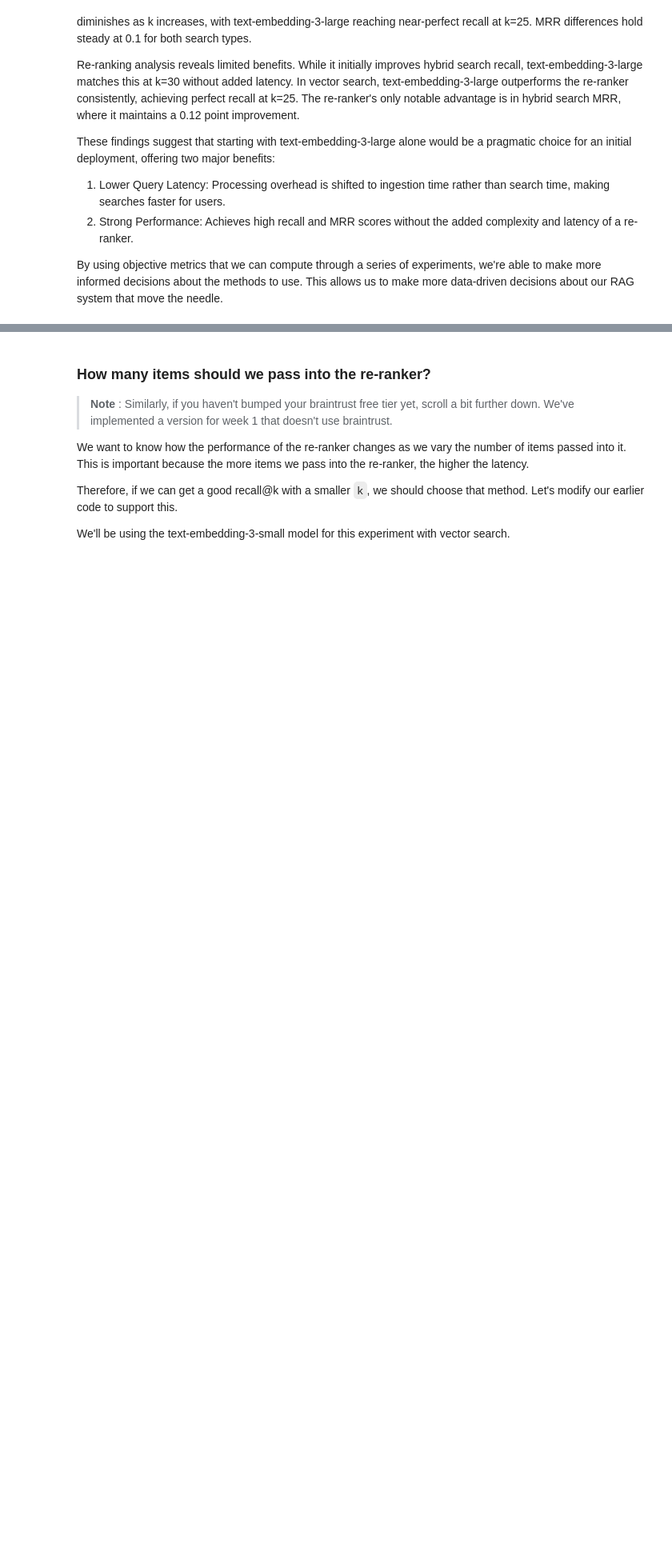
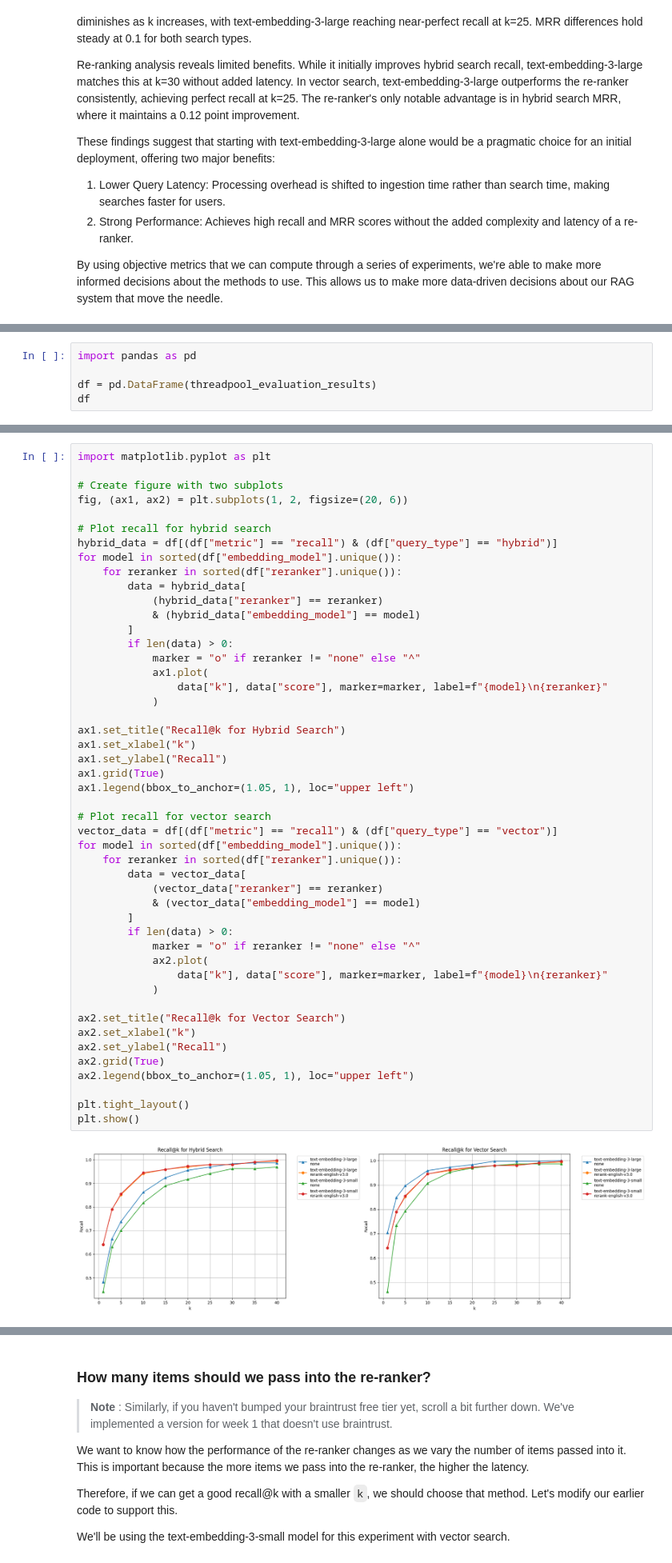
Before and after one commit to sanyaade-teachings/systematically-improving-rag, a Jupyter notebook: cohort_2/week1/2. benchmark_retrieval.ipynb, the cells around one changed output, grey strips where cells are left out. Shown at 80% size. Saved outputs shown, nothing was run; the diff lists cells and outputs as text; blank space fills up the shorter version.

```diff
--- a/cohort_2/week1/2. benchmark_retrieval.ipynb
+++ b/cohort_2/week1/2. benchmark_retrieval.ipynb
@@ -609,0 +611,5 @@ By using objective metrics that we can compute through a series of experiments,
+# %%
+import pandas as pd
+
+df = pd.DataFrame(threadpool_evaluation_results)
+df
@@ -609,0 +630,50 @@ By using objective metrics that we can compute through a series of experiments,
+# %%
+import matplotlib.pyplot as plt
+
+# Create figure with two subplots
+fig, (ax1, ax2) = plt.subplots(1, 2, figsize=(20, 6))
+
+# Plot recall for hybrid search
+hybrid_data = df[(df["metric"] == "recall") & (df["query_type"] == "hybrid")]
+for model in sorted(df["embedding_model"].unique()):
+    for reranker in sorted(df["reranker"].unique()):
+        data = hybrid_data[
+            (hybrid_data["reranker"] == reranker)
+            & (hybrid_data["embedding_model"] == model)
+        ]
+        if len(data) > 0:
+            marker = "o" if reranker != "none" else "^"
+            ax1.plot(
+                data["k"], data["score"], marker=marker, label=f"{model}\n{reranker}"
+            )
+
+ax1.set_title("Recall@k for Hybrid Search")
+ax1.set_xlabel("k")
+ax1.set_ylabel("Recall")
+ax1.grid(True)
+ax1.legend(bbox_to_anchor=(1.05, 1), loc="upper left")
+
+# Plot recall for vector search
+vector_data = df[(df["metric"] == "recall") & (df["query_type"] == "vector")]
+for model in sorted(df["embedding_model"].unique()):
+    for reranker in sorted(df["reranker"].unique()):
+        data = vector_data[
+            (vector_data["reranker"] == reranker)
+            & (vector_data["embedding_model"] == model)
+        ]
+        if len(data) > 0:
+            marker = "o" if reranker != "none" else "^"
+            ax2.plot(
+                data["k"], data["score"], marker=marker, label=f"{model}\n{reranker}"
+            )
+
+ax2.set_title("Recall@k for Vector Search")
+ax2.set_xlabel("k")
+ax2.set_ylabel("Recall")
+ax2.grid(True)
+ax2.legend(bbox_to_anchor=(1.05, 1), loc="upper left")
+
+plt.tight_layout()
+plt.show()
+# %% [output]
+[figure, added]
```
Also changed, not shown: parts of 10 cells of this notebook.
